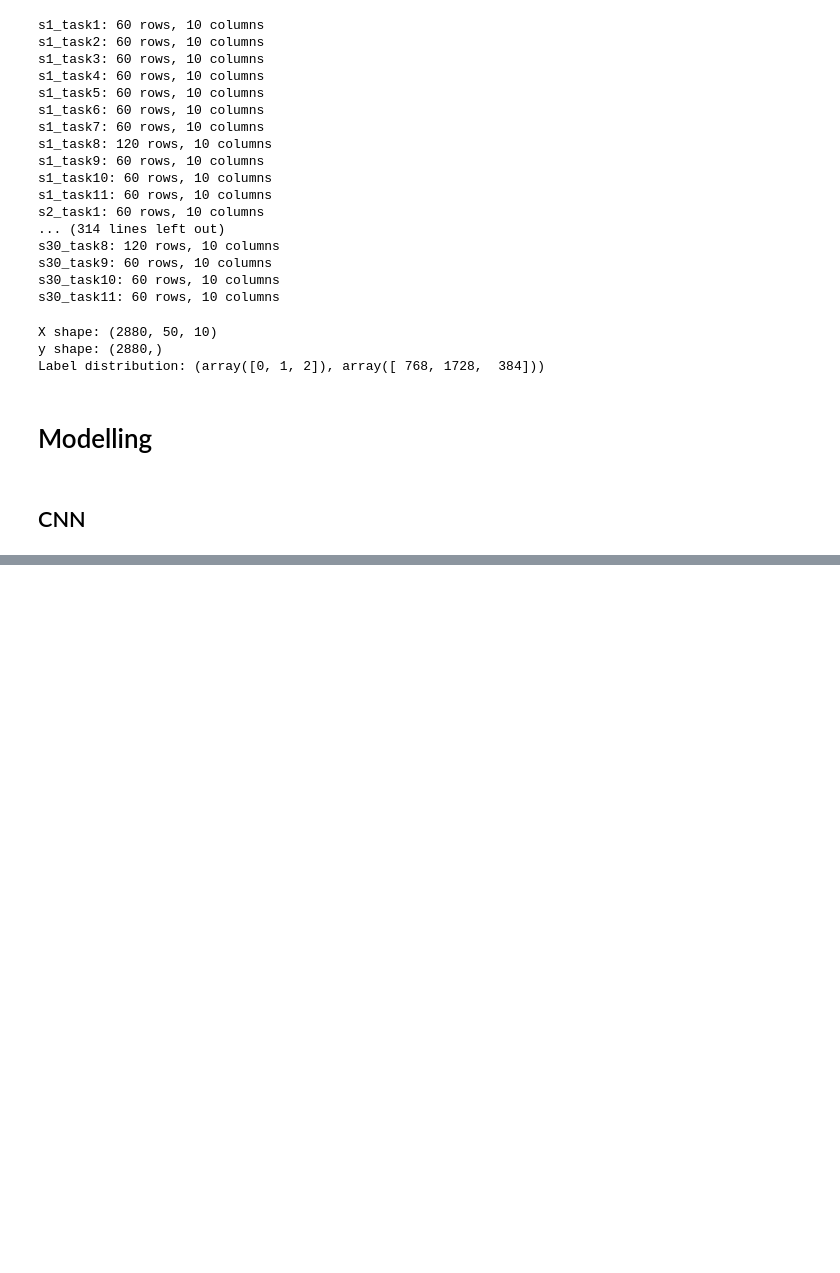
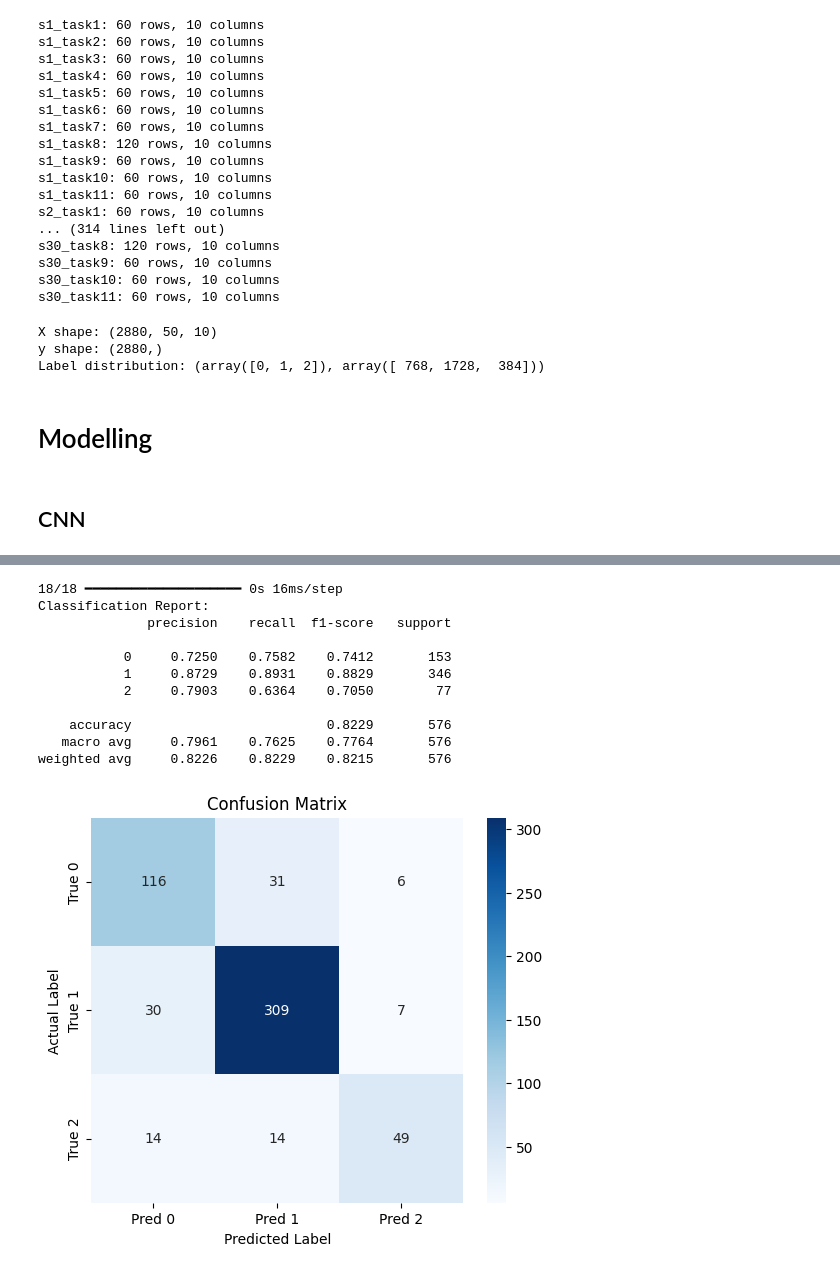
Before and after one commit to oncarrozaqy/tugas-akhir, a Jupyter notebook: main.ipynb, the cells around one changed output, grey strips where cells are left out. Cells and saved outputs as stored; diff of their text form; code cells hidden in the pictures; blank space fills up the shorter version.

Commit message:
feat: implement LSTM but still need hyperparameter tuning

```diff
--- a/main.ipynb
+++ b/main.ipynb
@@ -565,0 +620,21 @@ array([1, 1, 0, 0, 1, 1, 1, 1, 1, 0, 1, 1, 0, 2, 1, 2, 0, 1, 0, 2, 1, 0,
+# %%
+# Define callbacks
+early_stop = EarlyStopping(monitor='val_loss', patience=5, restore_best_weights=True)
+reduce_lr = ReduceLROnPlateau(monitor='val_loss', patience=3, factor=0.5, min_lr=1e-5)
+
+# Build model
+lstm_model = build_lstm_model_v3((50, 10), num_classes)
+
+# Hitung class weights pada data resampled
+class_weights = compute_class_weight('balanced', classes=np.unique(y_train), y=y_train)
+class_weight_dict = dict(enumerate(class_weights))
+
+# Train model
+lstm_model.fit(
+    X_train_lstm, y_train_cat,
+    epochs=200,
+    batch_size=32,
+    validation_split=0.2,
+    callbacks=[early_stop, reduce_lr],
+    # class_weight=class_weight_dict,
+)
@@ -565,0 +660,35 @@ array([1, 1, 0, 0, 1, 1, 1, 1, 1, 0, 1, 1, 0, 2, 1, 2, 0, 1, 0, 2, 1, 0,
+# %%
+# Predict
+y_pred_prob = lstm_model.predict(X_test_cnn)
+y_pred = np.argmax(y_pred_prob, axis=1)
+y_true = y_test
+
+# Classification Report
+print("Classification Report:")
+print(classification_report(y_true, y_pred, digits=4))
+
+# Confusion Matrix
+conf_matrix = confusion_matrix(y_true, y_pred)
+
+# Plot Confusion Matrix
+plt.figure(figsize=(6, 5))
+sns.heatmap(conf_matrix, annot=True, fmt='d', cmap='Blues',
+            xticklabels=[f'Pred {i}' for i in range(num_classes)],
+            yticklabels=[f'True {i}' for i in range(num_classes)])
+plt.title("Confusion Matrix")
+plt.ylabel("Actual Label")
+plt.xlabel("Predicted Label")
+plt.show()
+# %% [output]
+18/18 ━━━━━━━━━━━━━━━━━━━━ 0s 16ms/step
+Classification Report:
+              precision    recall  f1-score   support
+
+           0     0.7250    0.7582    0.7412       153
+           1     0.8729    0.8931    0.8829       346
+           2     0.7903    0.6364    0.7050        77
+
+    accuracy                         0.8229       576
+   macro avg     0.7961    0.7625    0.7764       576
+weighted avg     0.8226    0.8229    0.8215       576
+[figure, added]
```
Also changed, not shown: parts of 9 cells of this notebook.
